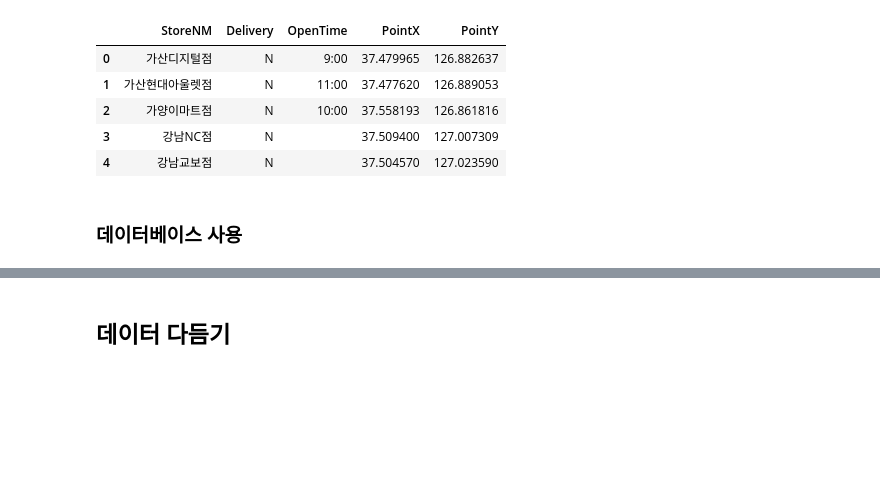
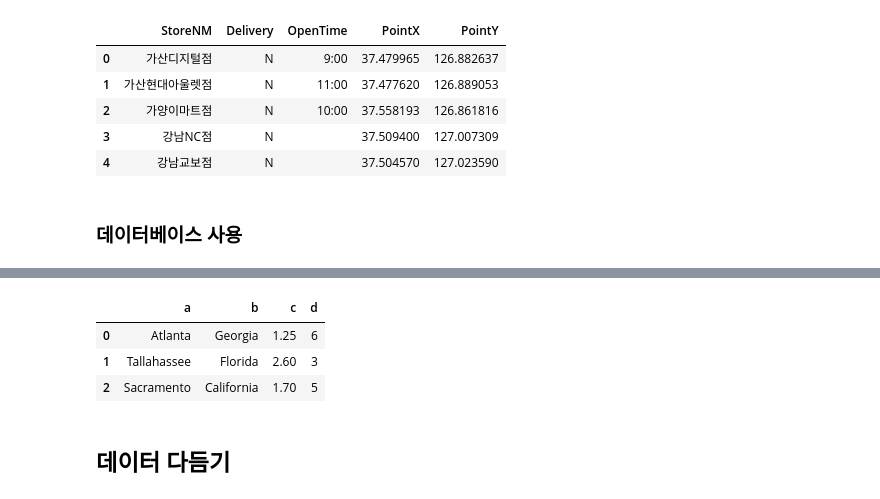
Before and after one commit to KonanAcademy/da, a Jupyter notebook: part1/03_python_pandas_2.ipynb, the cells around one changed output, grey strips where cells are left out. Drawn from its saved outputs; the diff is of its cells as text; code cells hidden in the pictures; blank space fills up the shorter version.

```diff
--- a/part1/03_python_pandas_2.ipynb
+++ b/part1/03_python_pandas_2.ipynb
@@ -1443,3 +1490,13 @@ burger_store.head()
+# %%
+# pandas.io.sql 모듈의 read_sql 함수를 이용해보자
+import pandas.io.sql as sql
+
+sql.read_sql('select * from test', con)
+# %% [output]
+|  | a | b | c | d |
+| 0 | Atlanta | Georgia | 1.25 | 6 |
+| 1 | Tallahassee | Florida | 2.60 | 3 |
+| 2 | Sacramento | California | 1.70 | 5 |
 # %% [markdown]
 ## 데이터 다듬기
 # %% [markdown]
```
Also changed, not shown: parts of 7 cells of this notebook.
